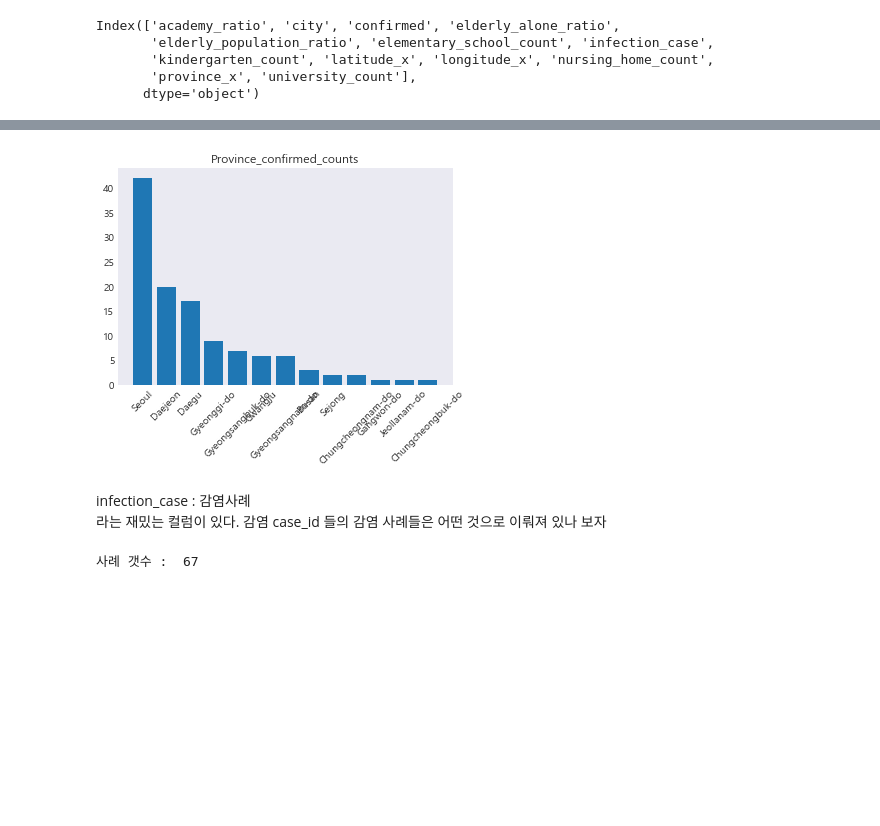
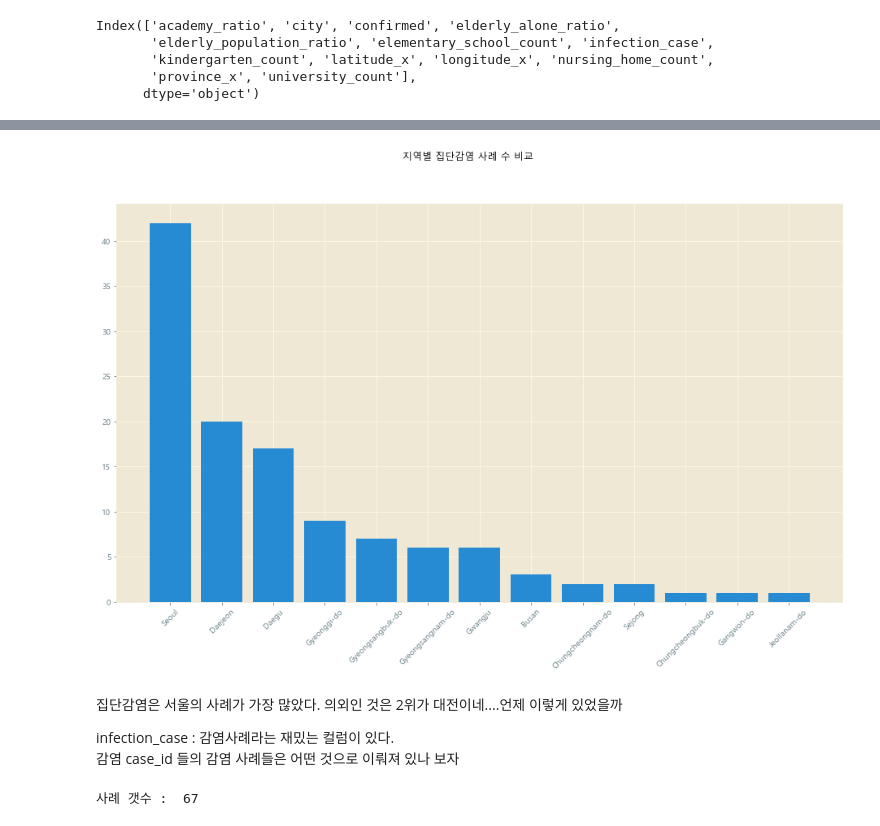
Before and after one commit to cryingjin/Today-I-Learned, a Jupyter notebook: week1_EDA_yj.ipynb, the cells around one changed output, grey strips where cells are left out. Drawn from its saved outputs; the diff is of its cells as text; code cells hidden in the pictures; blank space fills up the shorter version.

```diff
--- a/week1_EDA_yj.ipynb
+++ b/week1_EDA_yj.ipynb
@@ -29,7 +36,7 @@ import matplotlib.pyplot as plt
 import seaborn as sns
 #plt.style.use(['fivethirtyeight'])
 #plt.style.use(['dark_background'])
-plt.style.use('seaborn-dark')
+plt.style.use('Solarize_Light2')
 
 # Pandas 출력 최대치 설정, 열24개, 행 20개
 pd.set_option('max_columns', 25,'max_rows', 25)
@@ -259,0 +340,16 @@ plt.show()
+# %%
+# 확진자수 분포는 왼쪽으로 치우쳐져 있기 때문에 로그스케일링을 적용해서 다시 그려본다.
+data['confirmed_log'] = np.log(data['confirmed'])
+
+plt.figure(figsize=(16,9)) # 0724
+plt.title('Confirmed_log in Original data')
+
+# 그냥 confirmed
+ax[0] = plt.subplot(1,2,1)
+ax[0] = plt.boxplot(data['confirmed'])
+# confirmed_log
+ax[1] = plt.subplot(1,2,2)
+ax[1] = plt.boxplot(data['confirmed_log'])
+#sns.kdeplot(data.sort_values('confirmed_log').confirmed_log)
+plt.suptitle('이상치 제거 전 로그스케일링',fontsize='large')
+plt.show()
@@ -260,17 +398,21 @@ plt.show()
 # %%
 # 케이스별 지역 확진자 수 분포
 # case_id 컬럼이 있는 케이스로 나눠지는 데이터였기 때문
+region_count = data['province_x'].value_counts()
 
-region_count = data['province_x'].value_counts()
+# data - 대구 신천지 포함
+plt.figure(figsize=(16,9))
 plt.bar(region_count.index, region_count)
 plt.xticks(rotation=45)
-plt.title('Province_confirmed_counts')
+plt.suptitle('지역별 집단감염 사례 수 비교',fontsize='large')
 plt.show()
 # %% [output]
-[figure, old version]
+[figure, new version]
 # %% [markdown]
-infection_case : 감염사례
-라는 재밌는 컬럼이 있다. 감염 case_id 들의 감염 사례들은 어떤 것으로 이뤄져 있나 보자
+집단감염은 서울의 사례가 가장 많았다. 의외인 것은 2위가 대전이네....언제 이렇게 있었을까
+
+infection_case : 감염사례라는 재밌는 컬럼이 있다.
+감염 case_id 들의 감염 사례들은 어떤 것으로 이뤄져 있나 보자
 # %%
 # data 에서 진행
 # 사례 종류들은 어떤 것일까
```
Also changed, not shown: parts of 61 cells of this notebook.
